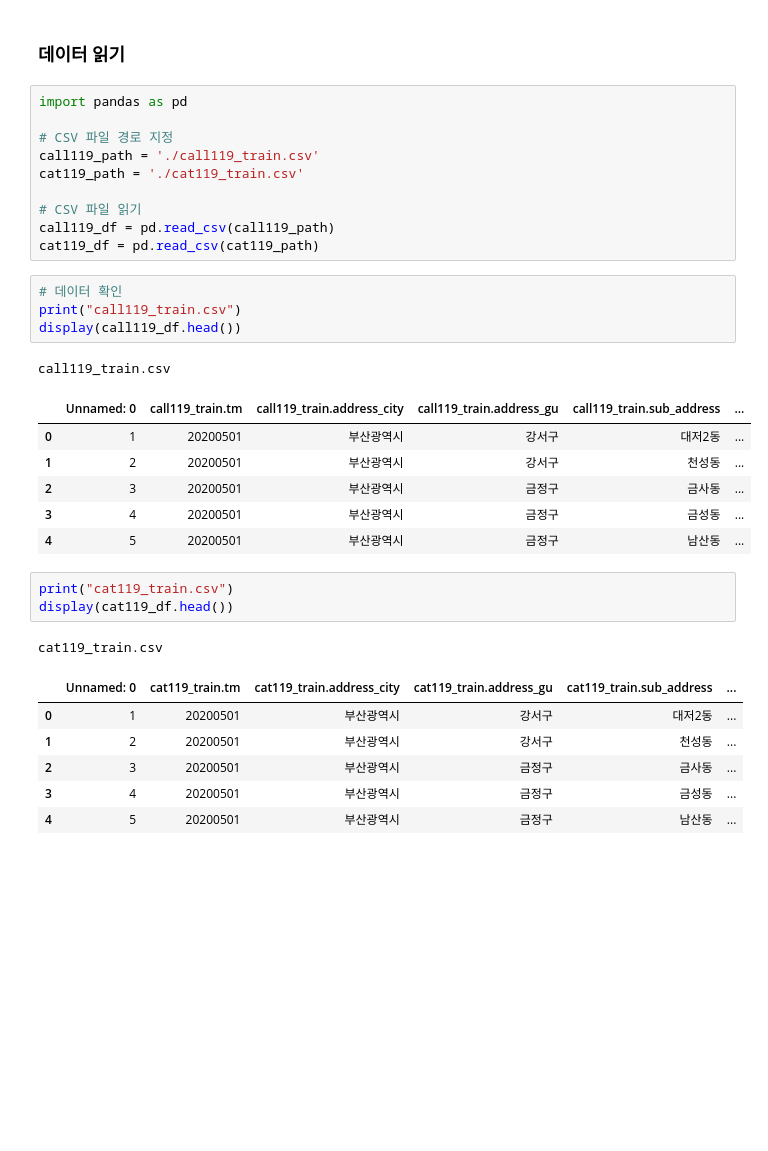
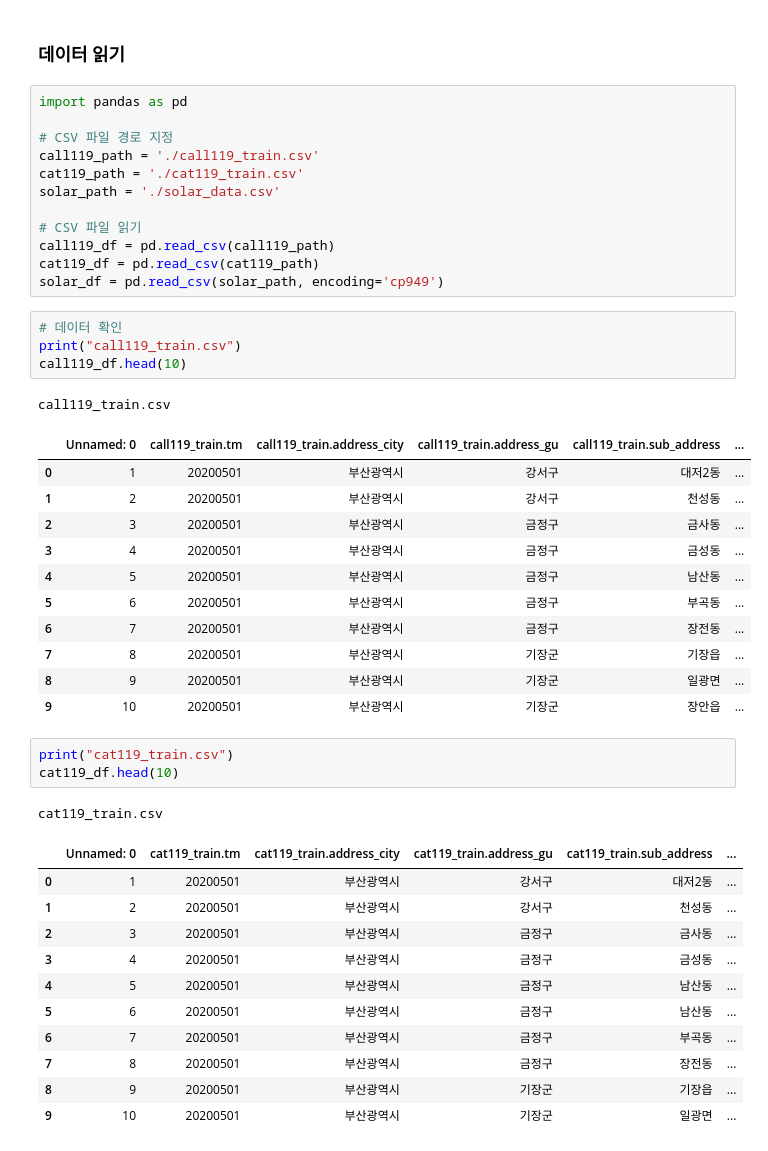
Before and after one commit to MK00098/Weather_Project, a Jupyter notebook: EDA_eungji.ipynb, the cells around one changed output. Cells and saved outputs as stored; diff of their text form; blank space fills up the shorter version.

```diff
--- a/EDA_eungji.ipynb
+++ b/EDA_eungji.ipynb
@@ -6,25 +6,32 @@ import pandas as pd
 # CSV 파일 경로 지정
 call119_path = './call119_train.csv'
 cat119_path = './cat119_train.csv'
+solar_path = './solar_data.csv'
 
 # CSV 파일 읽기
 call119_df = pd.read_csv(call119_path)
 cat119_df = pd.read_csv(cat119_path)
+solar_df = pd.read_csv(solar_path, encoding='cp949')
 # %%
 # 데이터 확인
 print("call119_train.csv")
-display(call119_df.head())
+call119_df.head(10)
 # %% [output]
 call119_train.csv
 |  | Unnamed: 0 | call119_train.tm | call119_train.address_city | call119_train.address_gu | call119_train.sub_address | ... |
 | 0 | 1 | 20200501 | 부산광역시 | 강서구 | 대저2동 | ... |
 | 1 | 2 | 20200501 | 부산광역시 | 강서구 | 천성동 | ... |
 | 2 | 3 | 20200501 | 부산광역시 | 금정구 | 금사동 | ... |
 | 3 | 4 | 20200501 | 부산광역시 | 금정구 | 금성동 | ... |
 | 4 | 5 | 20200501 | 부산광역시 | 금정구 | 남산동 | ... |
+| 5 | 6 | 20200501 | 부산광역시 | 금정구 | 부곡동 | ... |
+| 6 | 7 | 20200501 | 부산광역시 | 금정구 | 장전동 | ... |
+| 7 | 8 | 20200501 | 부산광역시 | 기장군 | 기장읍 | ... |
+| 8 | 9 | 20200501 | 부산광역시 | 기장군 | 일광면 | ... |
+| 9 | 10 | 20200501 | 부산광역시 | 기장군 | 장안읍 | ... |
 # %%
 print("cat119_train.csv")
-display(cat119_df.head())
+cat119_df.head(10)
 # %% [output]
 cat119_train.csv
 |  | Unnamed: 0 | cat119_train.tm | cat119_train.address_city | cat119_train.address_gu | cat119_train.sub_address | ... |
@@ -33,3 +40,8 @@ cat119_train.csv
 | 2 | 3 | 20200501 | 부산광역시 | 금정구 | 금사동 | ... |
 | 3 | 4 | 20200501 | 부산광역시 | 금정구 | 금성동 | ... |
 | 4 | 5 | 20200501 | 부산광역시 | 금정구 | 남산동 | ... |
+| 5 | 6 | 20200501 | 부산광역시 | 금정구 | 남산동 | ... |
+| 6 | 7 | 20200501 | 부산광역시 | 금정구 | 부곡동 | ... |
+| 7 | 8 | 20200501 | 부산광역시 | 금정구 | 장전동 | ... |
+| 8 | 9 | 20200501 | 부산광역시 | 기장군 | 기장읍 | ... |
+| 9 | 10 | 20200501 | 부산광역시 | 기장군 | 일광면 | ... |
```
Also changed, not shown: parts of 26 cells of this notebook, 1 other file.
